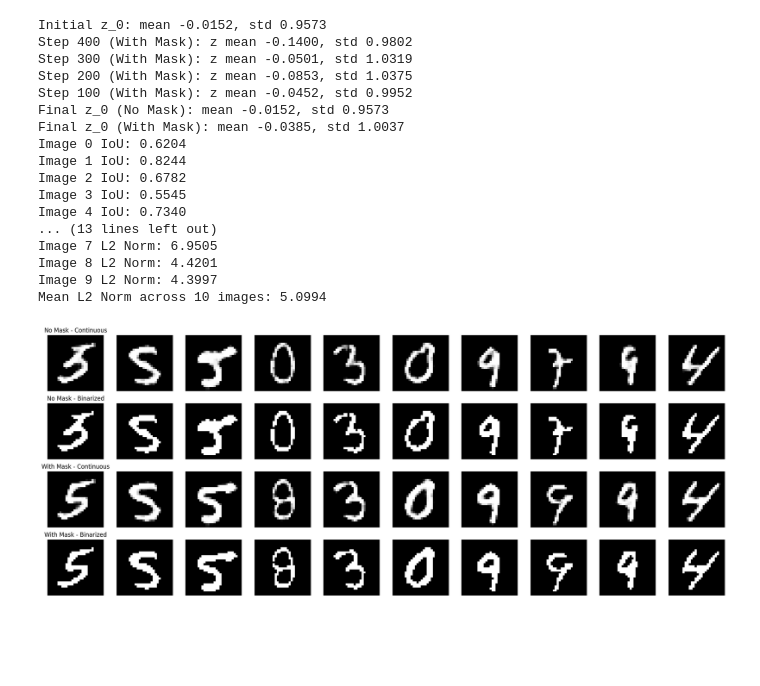
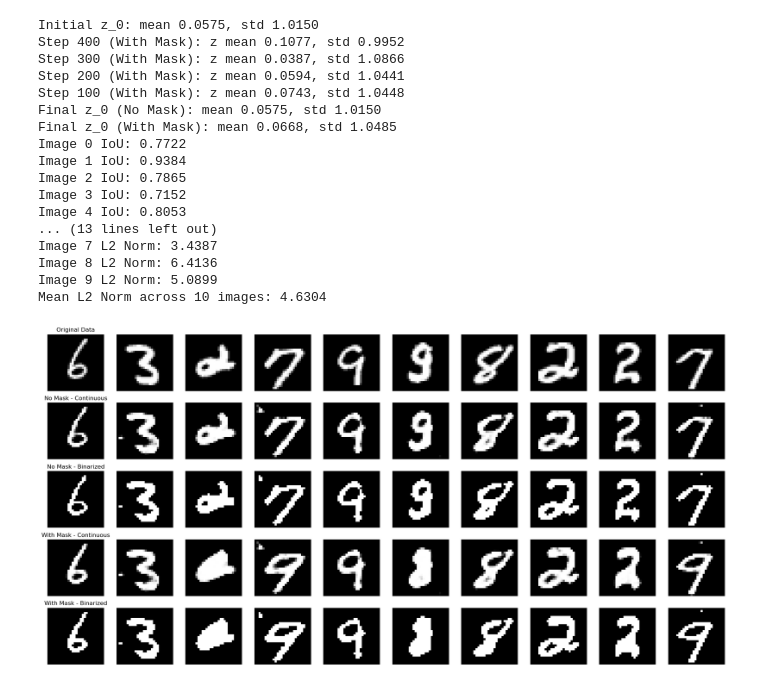
Before and after one commit to XUJIAZHANG2002/test_latent, a Jupyter notebook: test.ipynb, the cells around one changed output. Cells and saved outputs as stored; diff of their text form; code cells hidden in the pictures; blank space fills up the shorter version.

```diff
--- a/test.ipynb
+++ b/test.ipynb
@@ -377,6 +421,6 @@ U-Net v6 extended training completed and saved!
 # %%
-# VAE定义（只用解码器）
-# 增强的VAE模型
+# # VAE定义（只用解码器）
+# # 增强的VAE模型
 class VAE(nn.Module):
     def __init__(self, latent_channels=2):
         super(VAE, self).__init__()
@@ -443,7 +487,7 @@ def binarize_tensor(tensor, threshold=0.5):
 unet = DeepUNet(in_channels=2, T=T).cuda()
 vae = VAE(latent_channels=2).cuda()
 unet.load_state_dict(torch.load('deep_unet_model_v6.pth'))
-vae.load_state_dict(torch.load('vae_model_binarized_optimized.pth'))
+vae.load_state_dict(torch.load('vae_model.pth'))
 unet.eval()
 vae.eval()
 
@@ -574,4 +676,7 @@ def latent_inpaint(z_0, unet, steps=T-1):
 # %%
+import torch
+import matplotlib.pyplot as plt
+
 # 加载MNIST数据集
 transform = transforms.Compose([transforms.ToTensor()])
 mnist_dataset = datasets.MNIST(root='./data', train=False, transform=transform, download=True)
@@ -605,7 +710,7 @@ with torch.no_grad():
     x_generated_binarized_no_mask = binarize_tensor(x_generated_no_mask, threshold=0.5)
 
     # 有mask情况（latent inpaint）
-    z_0_with_mask = latent_inpaint(z_0, unet)
+    z_0_with_mask, mask_region = latent_inpaint(z_0, unet)
     x_generated_with_mask = vae.decode(z_0_with_mask)
     x_generated_binarized_with_mask = binarize_tensor(x_generated_with_mask, threshold=0.5)
 
@@ -627,60 +732,66 @@ with torch.no_grad():
     # 计算Mean L2 Norm（未二值化）
     l2_norms = []
     for i in range(num_images):
         l2_norm = torch.sqrt(torch.sum((x_generated_no_mask[i] - x_generated_with_mask[i]) ** 2))
         l2_norms.append(l2_norm.item())
         print(f"Image {i} L2 Norm: {l2_norm.item():.4f}")
 
     mean_l2_norm = sum(l2_norms) / len(l2_norms)
     print(f"Mean L2 Norm across {num_images} images: {mean_l2_norm:.4f}")
 
     # 可视化对比图
     num_display = num_images  # 显示所有10张
-    fig, axes = plt.subplots(4, num_display, figsize=(num_display * 2, 8))
+    fig, axes = plt.subplots(5, num_display, figsize=(num_display * 2, 10))  # 5 rows now
 
     for i in range(num_display):
-        # 第一行：无mask的连续值图像
-        axes[0, i].imshow(x_generated_no_mask[i].cpu().squeeze(), cmap='gray')
+        # 第一行：原始数据 x_0
+        axes[0, i].imshow(x_0[i].cpu().squeeze(), cmap='gray')
         axes[0, i].axis('off')
         if i == 0:
-            axes[0, i].set_title('No Mask - Continuous')
+            axes[0, i].set_title('Original Data')
 
-        # 第二行：无mask的二值化图像
-        axes[1, i].imshow(x_generated_binarized_no_mask[i].cpu().squeeze(), cmap='gray')
+        # 第二行：无mask的连续值图像
+        axes[1, i].imshow(x_generated_no_mask[i].cpu().squeeze(), cmap='gray')
         axes[1, i].axis('off')
         if i == 0:
-            axes[1, i].set_title('No Mask - Binarized')
+            axes[1, i].set_title('No Mask - Continuous')
 
-        # 第三行：有mask的连续值图像
-        axes[2, i].imshow(x_generated_with_mask[i].cpu().squeeze(), cmap='gray')
+        # 第三行：无mask的二值化图像
+        axes[2, i].imshow(x_generated_binarized_no_mask[i].cpu().squeeze(), cmap='gray')
         axes[2, i].axis('off')
         if i == 0:
-            axes[2, i].set_title('With Mask - Continuous')
+            axes[2, i].set_title('No Mask - Binarized')
 
-        # 第四行：有mask的二值化图像
-        axes[3, i].imshow(x_generated_binarized_with_mask[i].cpu().squeeze(), cmap='gray')
+        # 第四行：有mask的连续值图像
+        axes[3, i].imshow(x_generated_with_mask[i].cpu().squeeze(), cmap='gray')
         axes[3, i].axis('off')
         if i == 0:
-            axes[3, i].set_title('With Mask - Binarized')
+            axes[3, i].set_title('With Mask - Continuous')
+
+        # 第五行：有mask的二值化图像
+        axes[4, i].imshow(x_generated_binarized_with_mask[i].cpu().squeeze(), cmap='gray')
+        axes[4, i].axis('off')
+        if i == 0:
+            axes[4, i].set_title('With Mask - Binarized')
 
     plt.tight_layout()
     plt.show()
 # %% [output]
-Initial z_0: mean -0.0152, std 0.9573
-Step 400 (With Mask): z mean -0.1400, std 0.9802
-Step 300 (With Mask): z mean -0.0501, std 1.0319
-Step 200 (With Mask): z mean -0.0853, std 1.0375
-Step 100 (With Mask): z mean -0.0452, std 0.9952
-Final z_0 (No Mask): mean -0.0152, std 0.9573
-Final z_0 (With Mask): mean -0.0385, std 1.0037
-Image 0 IoU: 0.6204
-Image 1 IoU: 0.8244
-Image 2 IoU: 0.6782
-Image 3 IoU: 0.5545
-Image 4 IoU: 0.7340
+Initial z_0: mean 0.0575, std 1.0150
+Step 400 (With Mask): z mean 0.1077, std 0.9952
+Step 300 (With Mask): z mean 0.0387, std 1.0866
+Step 200 (With Mask): z mean 0.0594, std 1.0441
+Step 100 (With Mask): z mean 0.0743, std 1.0448
+Final z_0 (No Mask): mean 0.0575, std 1.0150
+Final z_0 (With Mask): mean 0.0668, std 1.0485
+Image 0 IoU: 0.7722
+Image 1 IoU: 0.9384
+Image 2 IoU: 0.7865
+Image 3 IoU: 0.7152
+Image 4 IoU: 0.8053
 ... (13 lines left out)
-Image 7 L2 Norm: 6.9505
-Image 8 L2 Norm: 4.4201
-Image 9 L2 Norm: 4.3997
-Mean L2 Norm across 10 images: 5.0994
+Image 7 L2 Norm: 3.4387
+Image 8 L2 Norm: 6.4136
+Image 9 L2 Norm: 5.0899
+Mean L2 Norm across 10 images: 4.6304
-[figure, old version]
+[figure, new version]
```
Also changed, not shown: parts of 14 cells of this notebook, 19 other files.
